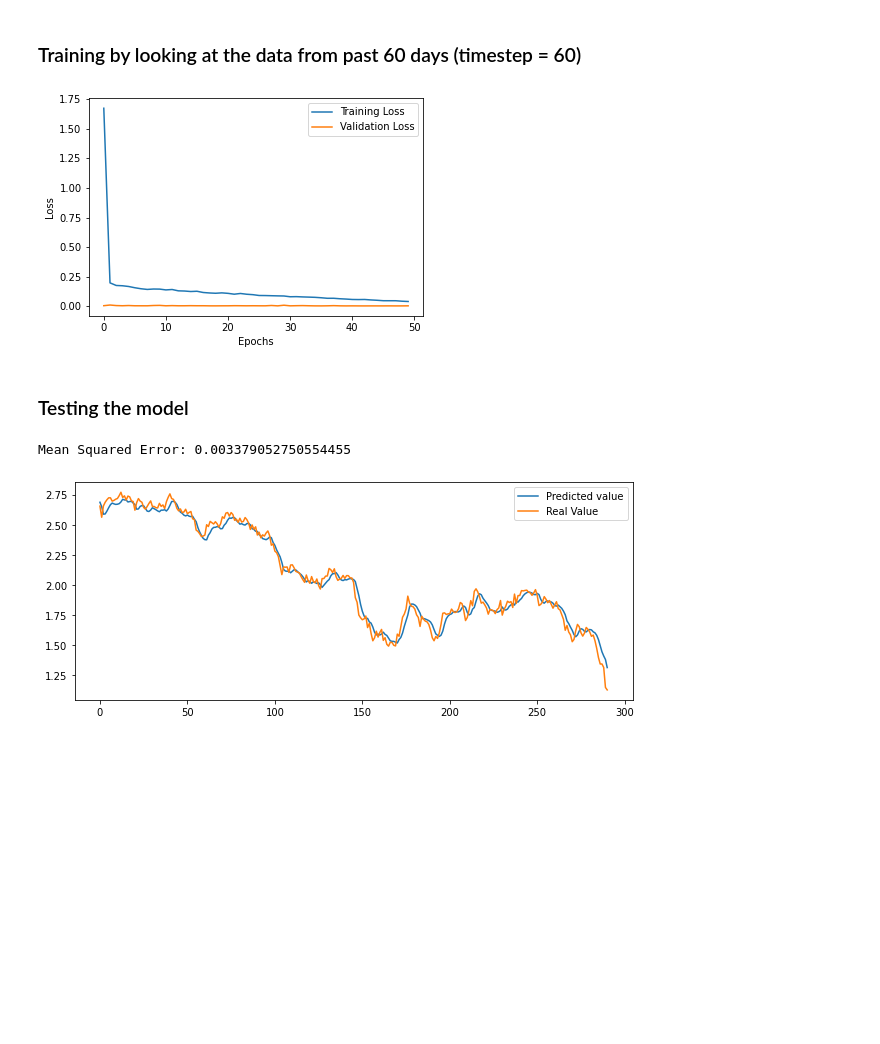
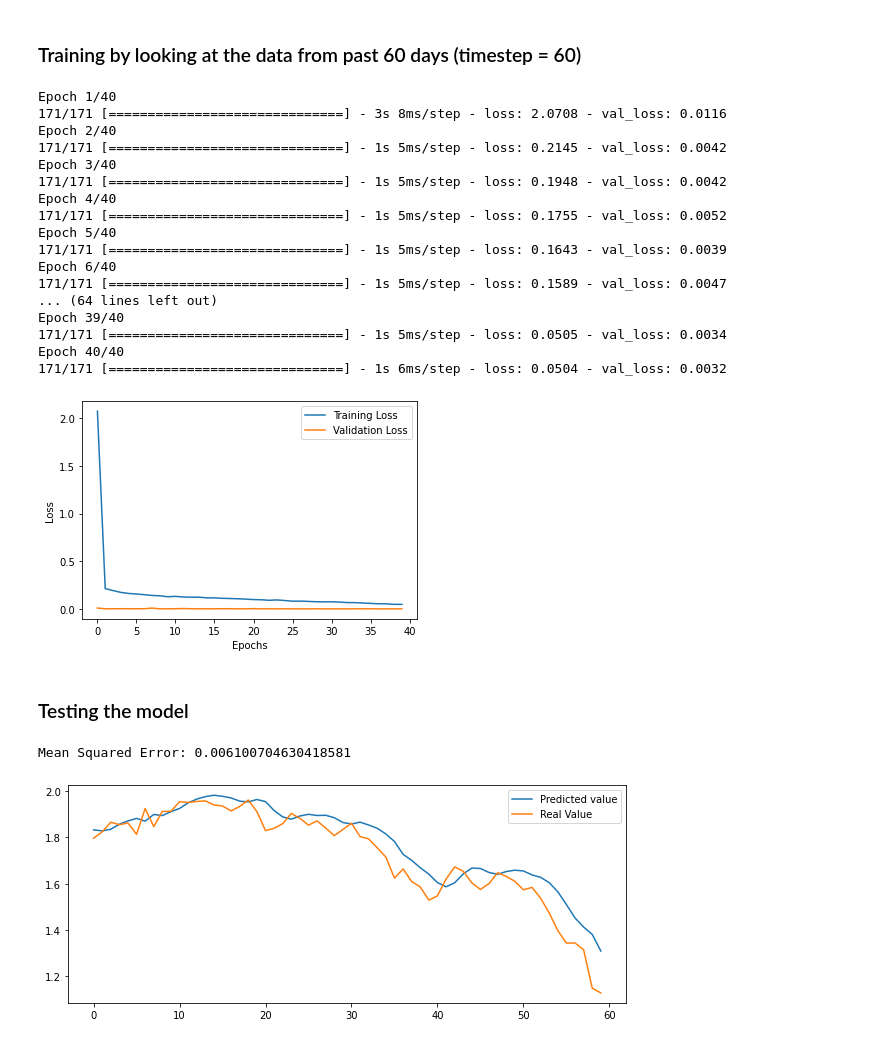
Before and after one commit to armw37/YieldProject, a Jupyter notebook: notebooks/CS680_Project_LSTM.ipynb, the cells around one changed output. Cells and saved outputs as stored; diff of their text form; code cells hidden in the pictures; blank space fills up the shorter version.

```diff
--- a/notebooks/CS680_Project_LSTM.ipynb
+++ b/notebooks/CS680_Project_LSTM.ipynb
@@ -137,23 +154,45 @@ Mean squared error 0.03917366228895884
 ### Training by looking at the data from past 60 days (timestep = 60)
 # %%
 timestep = 60
+
+training_size=int(len(dataset) - 120)
+test_size=len(dataset)-training_size
+train_data,test_data=dataset[0:training_size, :],dataset[training_size:len(dataset), :]
+
 X_train, y_train = create_dataset(train_data, timestep)
 X_test, y_test = create_dataset(test_data, timestep)
 
 model = LSTM_Model(timestep)
 model.compile(optimizer='adam', loss='mse')
 
 # Takes less than a minute to train
-history = model.fit(X_train, y_train, epochs=50, verbose=0, validation_split=0.2)
+history = model.fit(X_train, y_train, epochs=40, verbose=1, validation_split=0.2)
 
 plt.plot(history.history['loss'])
 plt.plot(history.history['val_loss'])
 plt.legend(['Training Loss', 'Validation Loss'])
 plt.xlabel('Epochs')
 plt.ylabel('Loss')
 plt.show()
 # %% [output]
+Epoch 1/40
+171/171 [==============================] - 3s 8ms/step - loss: 2.0708 - val_loss: 0.0116
+Epoch 2/40
+171/171 [==============================] - 1s 5ms/step - loss: 0.2145 - val_loss: 0.0042
+Epoch 3/40
+171/171 [==============================] - 1s 5ms/step - loss: 0.1948 - val_loss: 0.0042
+Epoch 4/40
+171/171 [==============================] - 1s 5ms/step - loss: 0.1755 - val_loss: 0.0052
+Epoch 5/40
+171/171 [==============================] - 1s 5ms/step - loss: 0.1643 - val_loss: 0.0039
+Epoch 6/40
+171/171 [==============================] - 1s 5ms/step - loss: 0.1589 - val_loss: 0.0047
+... (64 lines left out)
+Epoch 39/40
+171/171 [==============================] - 1s 5ms/step - loss: 0.0505 - val_loss: 0.0034
+Epoch 40/40
+171/171 [==============================] - 1s 6ms/step - loss: 0.0504 - val_loss: 0.0032
-[figure, old version]
+[figure, new version]
 # %% [markdown]
 ### Testing the model
 # %%
@@ -167,5 +206,5 @@ plt.plot(y_test)
 plt.legend(['Predicted value', 'Real Value'], loc='upper right')
 plt.show()
 # %% [output]
-Mean Squared Error: 0.003379052750554455
+Mean Squared Error: 0.006100704630418581
-[figure, old version]
+[figure, new version]
```
Also changed, not shown: parts of 4 cells of this notebook, 1 other file.
